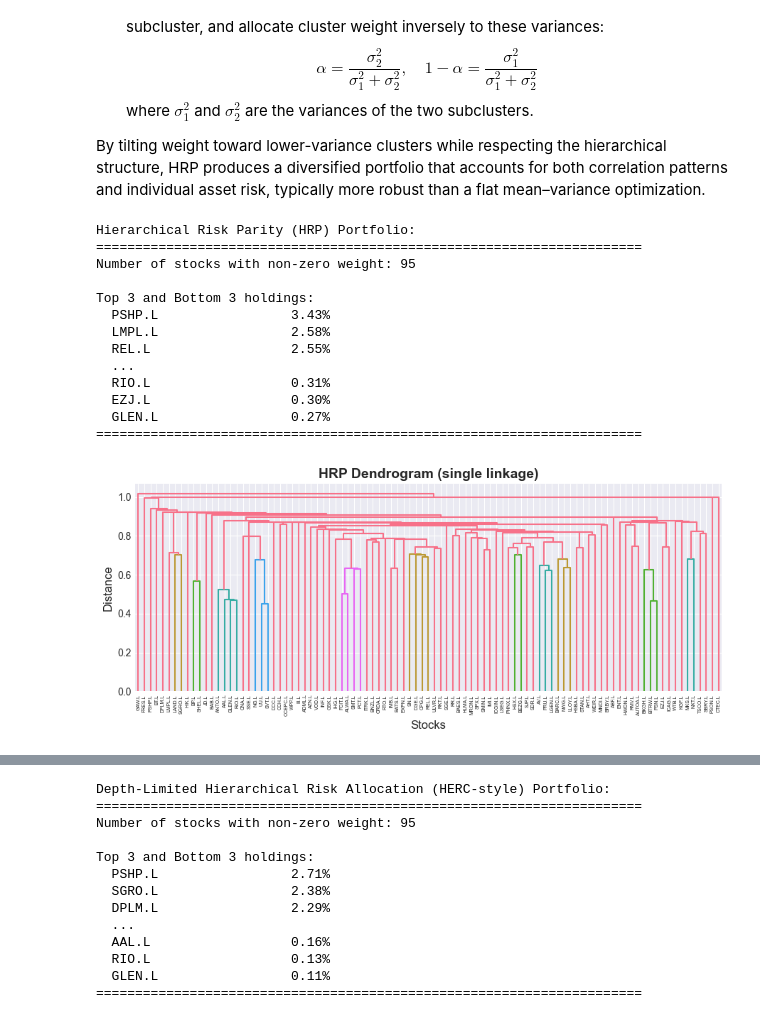
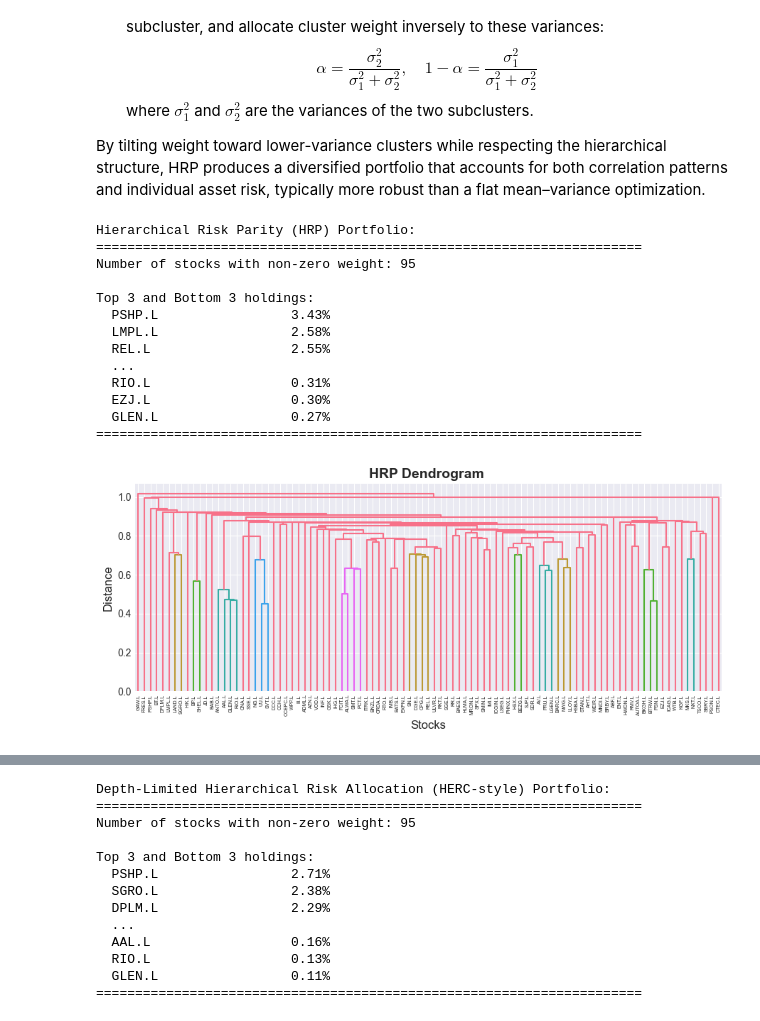
Before and after one commit to AUEBs-INVESTMENT-FINANCE-CLUB/network-clustering-portfolios, a Jupyter notebook: network_hierarchical_portfolios.ipynb, the cells around one changed output, grey strips where cells are left out. Saved outputs shown, nothing was run; the diff lists cells and outputs as text; code cells hidden in the pictures.

```diff
--- a/network_hierarchical_portfolios.ipynb
+++ b/network_hierarchical_portfolios.ipynb
@@ -1035,33 +1034,33 @@ for stock, weight in top_hrp.items():
 print("  ...")
 for stock, weight in bottom_hrp.items():
     print(f"  {stock:<20} {weight*100:>6.2f}%")
 print("=" * 70)
 
 # Plot dendrogram for HRP portfolio
 distance_hrp = corr_distance_of_distance_matrix(in_sample_correlation)
 condensed_dist_hrp = squareform(distance_hrp, checks=False)
 Z_hrp = linkage(condensed_dist_hrp, method='single')
 
 fig, ax = plt.subplots(figsize=(9, 4))
 dendrogram(Z_hrp, labels=in_sample_correlation.index, leaf_rotation=90, ax=ax)
-ax.set_title('HRP Dendrogram (single linkage)', fontsize=14, fontweight='bold')
+ax.set_title('HRP Dendrogram ', fontsize=14, fontweight='bold')
 ax.set_xlabel('Stocks', fontsize=12)
 ax.set_ylabel('Distance', fontsize=12)
 plt.tight_layout()
 plt.show()
 # %% [output]
 Hierarchical Risk Parity (HRP) Portfolio:
 ======================================================================
 Number of stocks with non-zero weight: 95
 
 Top 3 and Bottom 3 holdings:
   PSHP.L                 3.43%
   LMPL.L                 2.58%
   REL.L                  2.55%
   ...
   RIO.L                  0.31%
   EZJ.L                  0.30%
   GLEN.L                 0.27%
 ======================================================================
-[figure, old version]
+[figure, new version]
 # %% [markdown]
```
Also changed, not shown: parts of 17 cells of this notebook.
